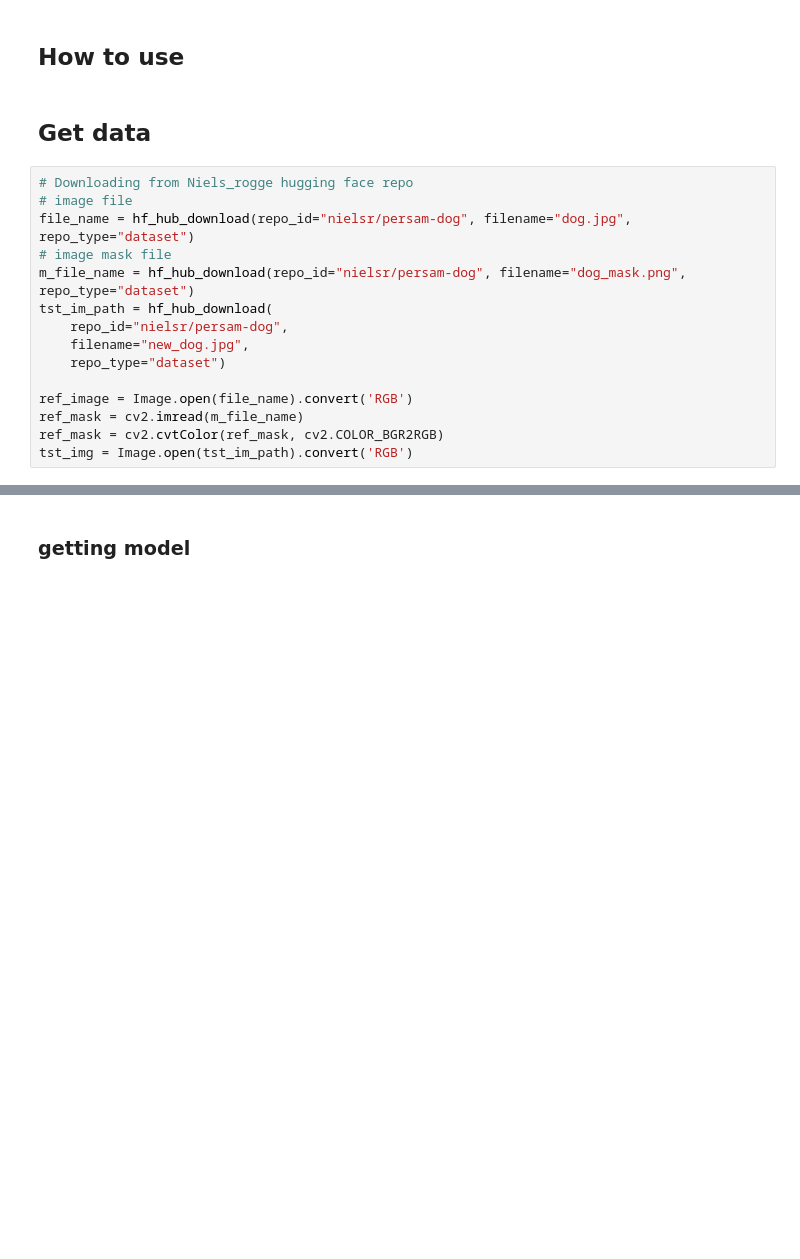
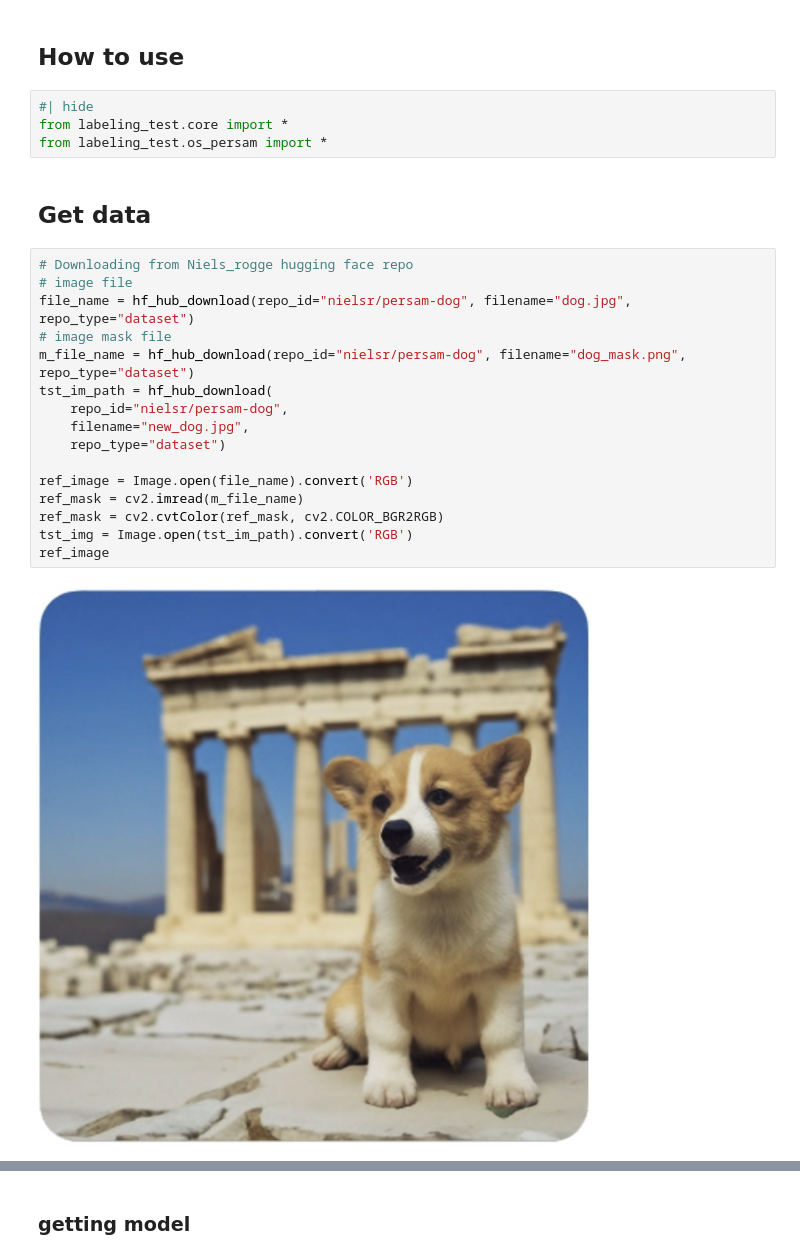
Before and after one commit to HasanGoni/labeling_test, a Jupyter notebook: nbs/index.ipynb, the cells around one changed output, grey strips where cells are left out. Drawn from its saved outputs; the diff is of its cells as text; blank space fills up the shorter version.

```diff
--- a/nbs/index.ipynb
+++ b/nbs/index.ipynb
@@ -40,19 +40,26 @@ To enable the following instructions: AVX2 FMA, in other operations, rebuild Ten
 # %% [markdown]
 ## How to use
+# %%
+#| hide
+from labeling_test.core import *
+from labeling_test.os_persam import *
 # %% [markdown]
 ## Get data
 # %%
 # Downloading from Niels_rogge hugging face repo
 # image file
 file_name = hf_hub_download(repo_id="nielsr/persam-dog", filename="dog.jpg", repo_type="dataset")
 # image mask file
 m_file_name = hf_hub_download(repo_id="nielsr/persam-dog", filename="dog_mask.png", repo_type="dataset")
 tst_im_path = hf_hub_download(
     repo_id="nielsr/persam-dog",
     filename="new_dog.jpg",
     repo_type="dataset")
 
 ref_image = Image.open(file_name).convert('RGB')
 ref_mask = cv2.imread(m_file_name)
 ref_mask = cv2.cvtColor(ref_mask, cv2.COLOR_BGR2RGB)
 tst_img = Image.open(tst_im_path).convert('RGB')
+ref_image
+# %% [output]
+[figure, added]
```
Also changed, not shown: parts of 11 cells of this notebook, 4 other files.
